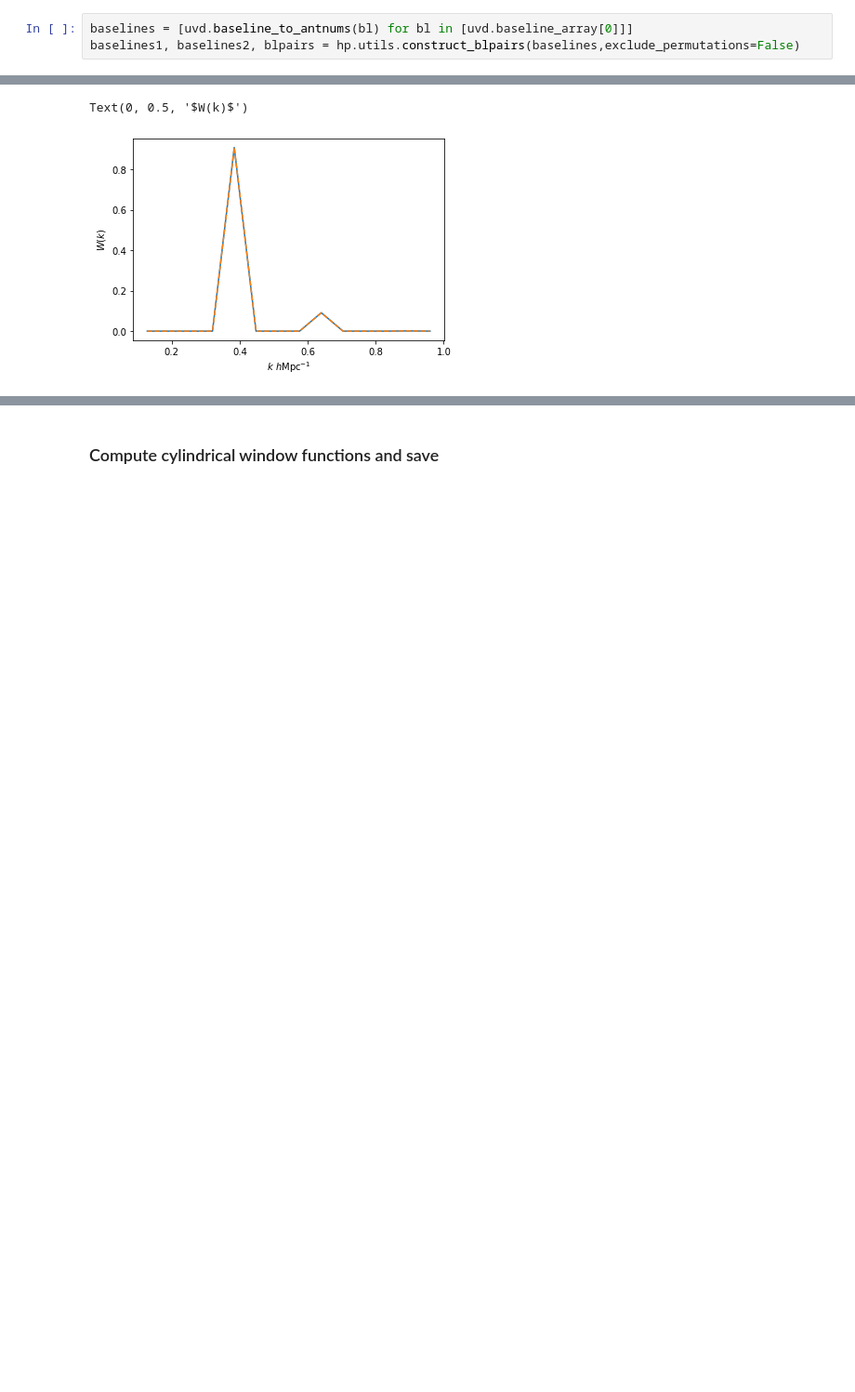
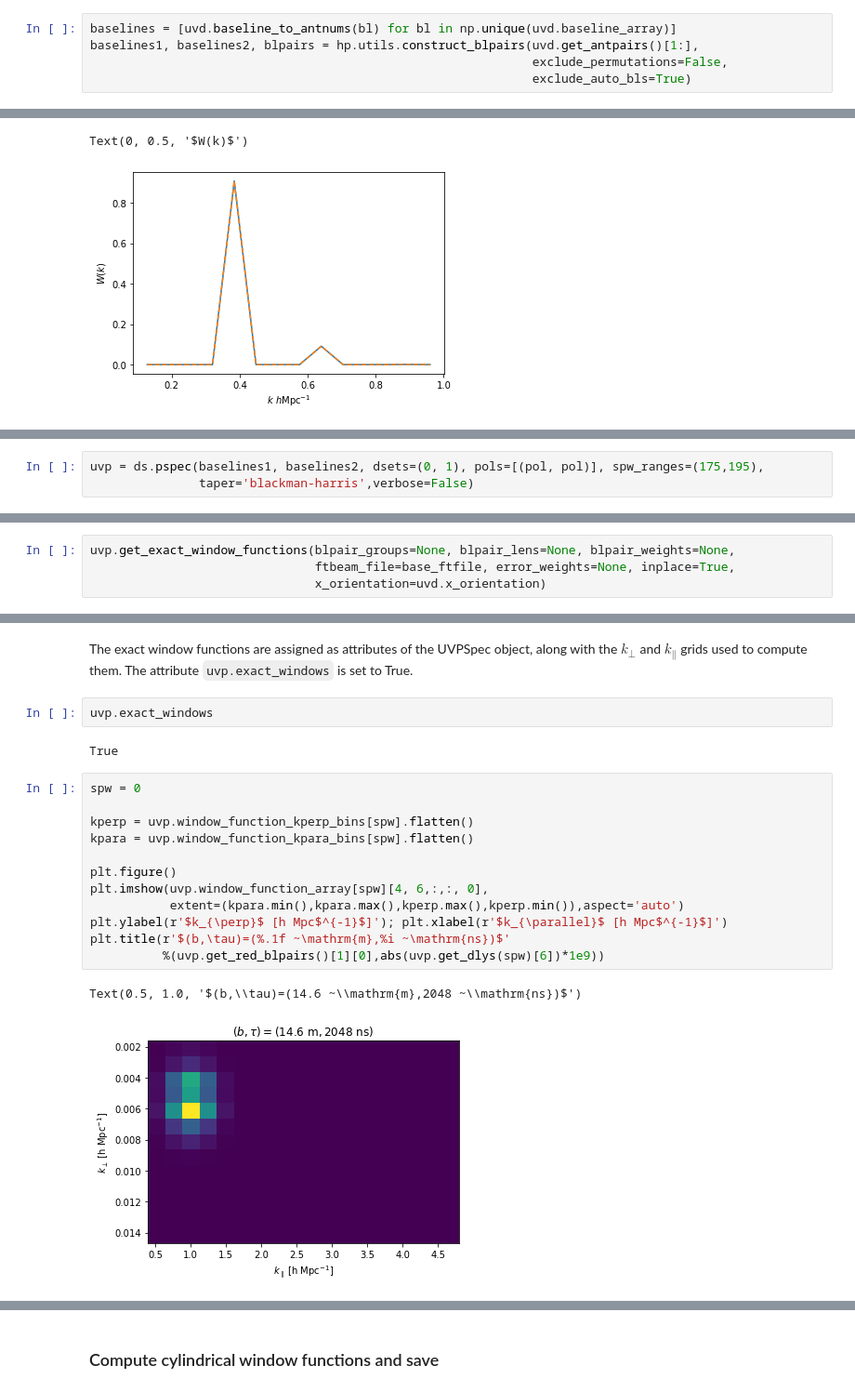
Before and after one commit to HERA-Team/hera_pspec, a Jupyter notebook: examples/UVWindow_tutorial.ipynb, the cells around one changed output, grey strips where cells are left out. Shown at 93% size. Saved outputs shown, nothing was run; the diff lists cells and outputs as text; blank space fills up the shorter version.

Commit message:
New functions to link grouping and UVPSpec to UVWindow

```diff
--- a/examples/UVWindow_tutorial.ipynb
+++ b/examples/UVWindow_tutorial.ipynb
@@ -278,8 +276,10 @@ ds = hp.PSpecData(dsets=[uvd, uvd], wgts=[None, None], beam=uvb)
 # %% [markdown]
 Choose parameters to compute the power spectrum:
 # %%
-baselines = [uvd.baseline_to_antnums(bl) for bl in [uvd.baseline_array[0]]]
-baselines1, baselines2, blpairs = hp.utils.construct_blpairs(baselines,exclude_permutations=False)
+baselines = [uvd.baseline_to_antnums(bl) for bl in np.unique(uvd.baseline_array)]
+baselines1, baselines2, blpairs = hp.utils.construct_blpairs(uvd.get_antpairs()[1:],
+                                                             exclude_permutations=False,
+                                                             exclude_auto_bls=True)
 # %%
 uvp = ds.pspec(baselines1, baselines2, dsets=(0, 1), pols=[(pol, pol)], spw_ranges=(175,195),
                taper='blackman-harris',verbose=False)
@@ -321,0 +332,3 @@ Text(0, 0.5, '$W(k)$')
+# %%
+uvp = ds.pspec(baselines1, baselines2, dsets=(0, 1), pols=[(pol, pol)], spw_ranges=(175,195),
+               taper='blackman-harris',verbose=False)
@@ -321,0 +337,4 @@ Text(0, 0.5, '$W(k)$')
+# %%
+uvp.get_exact_window_functions(blpair_groups=None, blpair_lens=None, blpair_weights=None,
+                               ftbeam_file=base_ftfile, error_weights=None, inplace=True,
+                               x_orientation=uvd.x_orientation)
@@ -321,0 +354,21 @@ Text(0, 0.5, '$W(k)$')
+# %% [markdown]
+The exact window functions are assigned as attributes of the UVPSpec object, along with the $k_\perp$ and $k_\parallel$ grids used to compute them. The attribute `uvp.exact_windows` is set to True.
+# %%
+uvp.exact_windows
+# %% [output]
+True
+# %%
+spw = 0
+
+kperp = uvp.window_function_kperp_bins[spw].flatten()
+kpara = uvp.window_function_kpara_bins[spw].flatten()
+
+plt.figure()
+plt.imshow(uvp.window_function_array[spw][4, 6,:,:, 0],
+           extent=(kpara.min(),kpara.max(),kperp.max(),kperp.min()),aspect='auto')
+plt.ylabel(r'$k_{\perp}$ [h Mpc$^{-1}$]'); plt.xlabel(r'$k_{\parallel}$ [h Mpc$^{-1}$]')
+plt.title(r'$(b,\tau)=(%.1f ~\mathrm{m},%i ~\mathrm{ns})$'
+          %(uvp.get_red_blpairs()[1][0],abs(uvp.get_dlys(spw)[6])*1e9))
+# %% [output]
+Text(0.5, 1.0, '$(b,\\tau)=(14.6 ~\\mathrm{m},2048 ~\\mathrm{ns})$')
+[figure, added]
```
Also changed, not shown: parts of 36 cells of this notebook, 3 other files.
